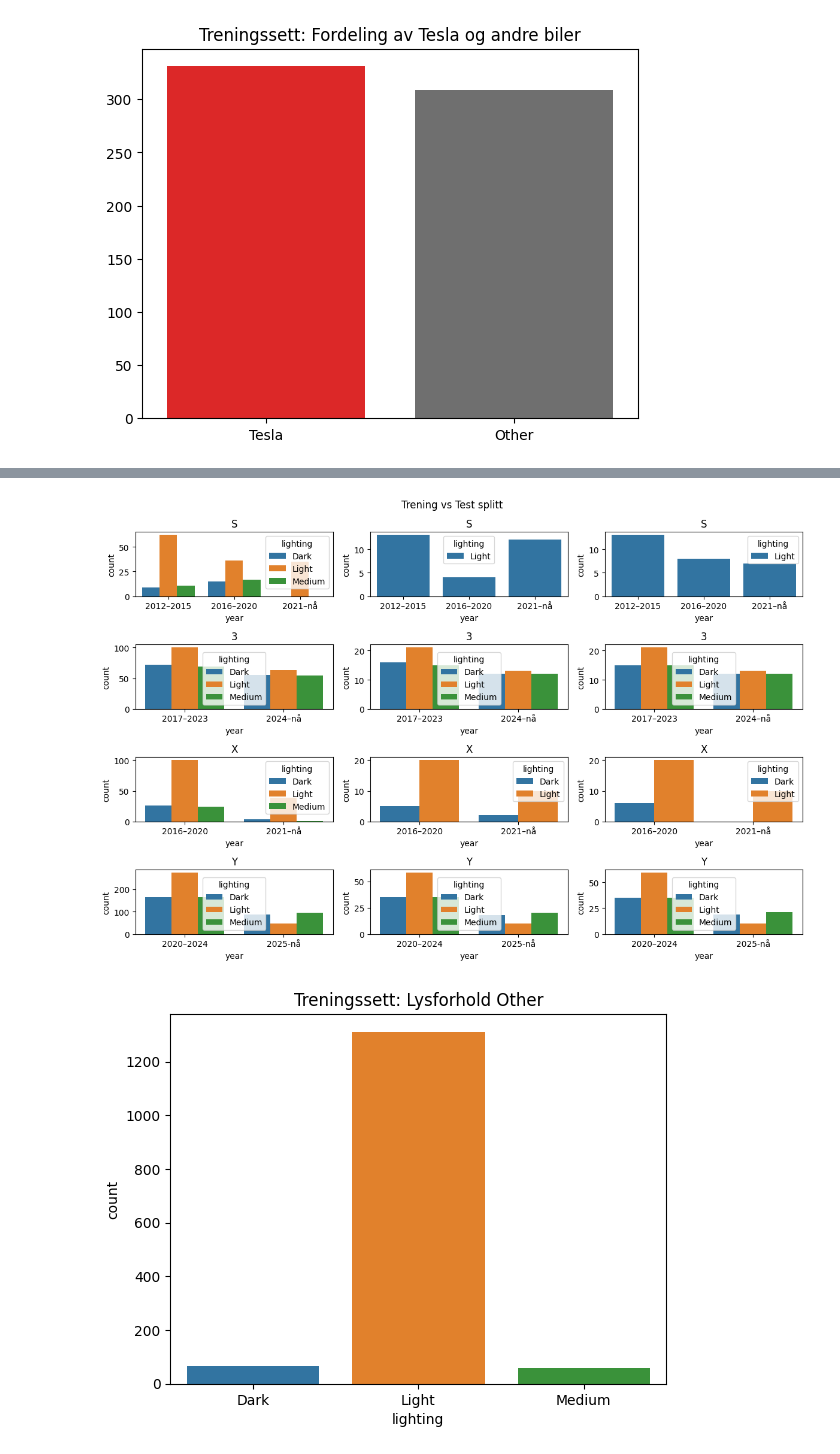
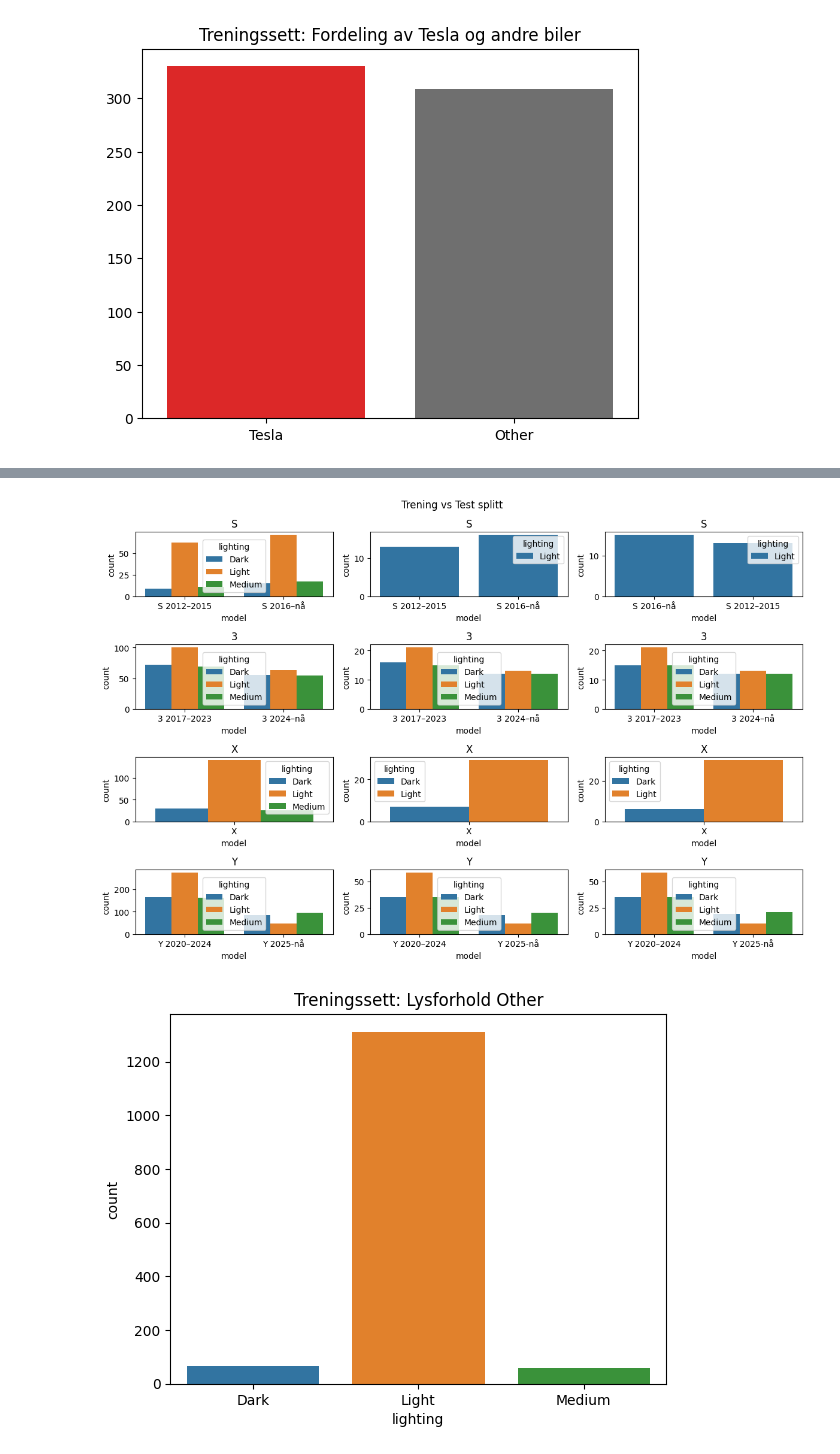
Before and after one commit to jkaste03/visual-vehicle-recognition-varying-lighting-conditions, a Jupyter notebook: notebooks/utils_test.ipynb, the cells around one changed output, grey strips where cells are left out. Saved outputs shown, nothing was run; the diff lists cells and outputs as text; code cells hidden in the pictures.

```diff
--- a/notebooks/utils_test.ipynb
+++ b/notebooks/utils_test.ipynb
@@ -13,8 +8,8 @@ To enable the following instructions: AVX2 AVX_VNNI FMA, in other operations, re
 # %%
 other = 'Other car'
 # %%
-columns = ("model", "lighting")
-(train_x, train_y), (val_x, val_y), (test_x, test_y) = utils.read_stratified_data_new(columns=columns, strata_threshold=38)
+columns = ("gate1", "gate2", "lighting")
+(train_x, train_y), (val_x, val_y), (test_x, test_y) = utils.read_stratified_data(columns=columns, strata_threshold=38)
 xs = [train_x, val_x, test_x]
 ys = [train_y, val_y, test_y]
 # %% [output]
@@ -232,41 +211,41 @@ for df in ys:
 # %%
 train_y_split = [
-    train_y[train_y['model'].str.contains('S')].sort_values('lighting').sort_values('year', kind='stable'),
-    train_y[train_y['model'].str.contains('3')].sort_values('lighting').sort_values('year', kind='stable'),
-    train_y[train_y['model'].str.contains('X')].sort_values('lighting').sort_values('year', kind='stable'),
-    train_y[train_y['model'].str.contains('Y')].sort_values('lighting').sort_values('year', kind='stable')
+    train_y[train_y['model'].str.contains('S')].sort_values('lighting').sort_values('model', kind='stable'),
+    train_y[train_y['model'].str.contains('3')].sort_values('lighting').sort_values('model', kind='stable'),
+    train_y[train_y['model'].str.contains('X')].sort_values('lighting').sort_values('model', kind='stable'),
+    train_y[train_y['model'].str.contains('Y')].sort_values('lighting').sort_values('model', kind='stable')
 ]
 
 val_y_split =[
-    val_y[val_y['model'].str.contains('S')].sort_values('lighting').sort_values('year', kind='stable'),
-    val_y[val_y['model'].str.contains('3')].sort_values('lighting').sort_values('year', kind='stable'),
-    val_y[val_y['model'].str.contains('X')].sort_values('lighting').sort_values('year', kind='stable'),
-    val_y[val_y['model'].str.contains('Y')].sort_values('lighting').sort_values('year', kind='stable')
+    val_y[val_y['model'].str.contains('S')].sort_values('lighting').sort_values('model', kind='stable'),
+    val_y[val_y['model'].str.contains('3')].sort_values('lighting').sort_values('model', kind='stable'),
+    val_y[val_y['model'].str.contains('X')].sort_values('lighting').sort_values('model', kind='stable'),
+    val_y[val_y['model'].str.contains('Y')].sort_values('lighting').sort_values('model', kind='stable')
 ]
 
 test_y_split = [
     test_y[test_y['model'].str.contains('S')].sort_values('lighting').sort_values('lighting', kind='stable'),
     test_y[test_y['model'].str.contains('3')].sort_values('lighting').sort_values('lighting', kind='stable'),
     test_y[test_y['model'].str.contains('X')].sort_values('lighting').sort_values('lighting', kind='stable'),
     test_y[test_y['model'].str.contains('Y')].sort_values('lighting').sort_values('lighting', kind='stable')
 ]
 
 models = ["S", "3", "X", "Y"]
 fig, axes = plt.subplots(4, 3, figsize=(12, 8))
 fig.suptitle(f'Trening vs Test splitt')
 for i in range(0,2):
     for j in range(0,2):
-        sns.countplot(x='year', data=train_y_split[i*2 + j], ax=axes[i*2+j,0], hue='lighting')
+        sns.countplot(x='model', data=train_y_split[i*2 + j], ax=axes[i*2+j,0], hue='lighting')
         axes[i*2+j,0].title.set_text(models[i*2 + j])
-        sns.countplot(x='year', data=val_y_split[i*2 + j], ax=axes[i*2+j,1], hue='lighting')
+        sns.countplot(x='model', data=val_y_split[i*2 + j], ax=axes[i*2+j,1], hue='lighting')
         axes[i*2+j,1].title.set_text(models[i*2 + j])
-        sns.countplot(x='year', data=test_y_split[i*2 + j], ax=axes[i*2+j,2], hue='lighting')
+        sns.countplot(x='model', data=test_y_split[i*2 + j], ax=axes[i*2+j,2], hue='lighting')
         axes[i*2+j,2].title.set_text(models[i*2 + j])
 
 plt.tight_layout()
 plt.show()
 # %% [output]
-[figure, old version]
+[figure, new version]
 # %%
 df = train_y[train_y["model"] == other].sort_values(by="lighting")
 plot = sns.countplot(data=df, x='lighting', hue='lighting')
```
Also changed, not shown: parts of 9 cells of this notebook, 7 other files.
